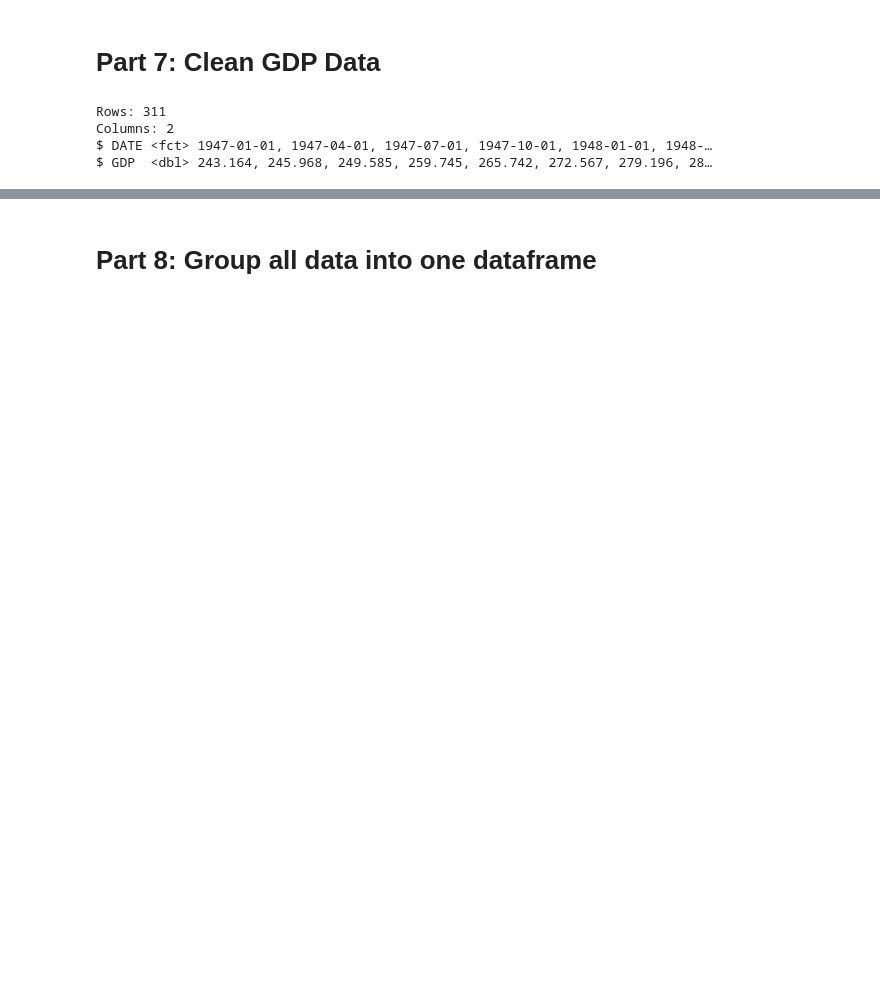
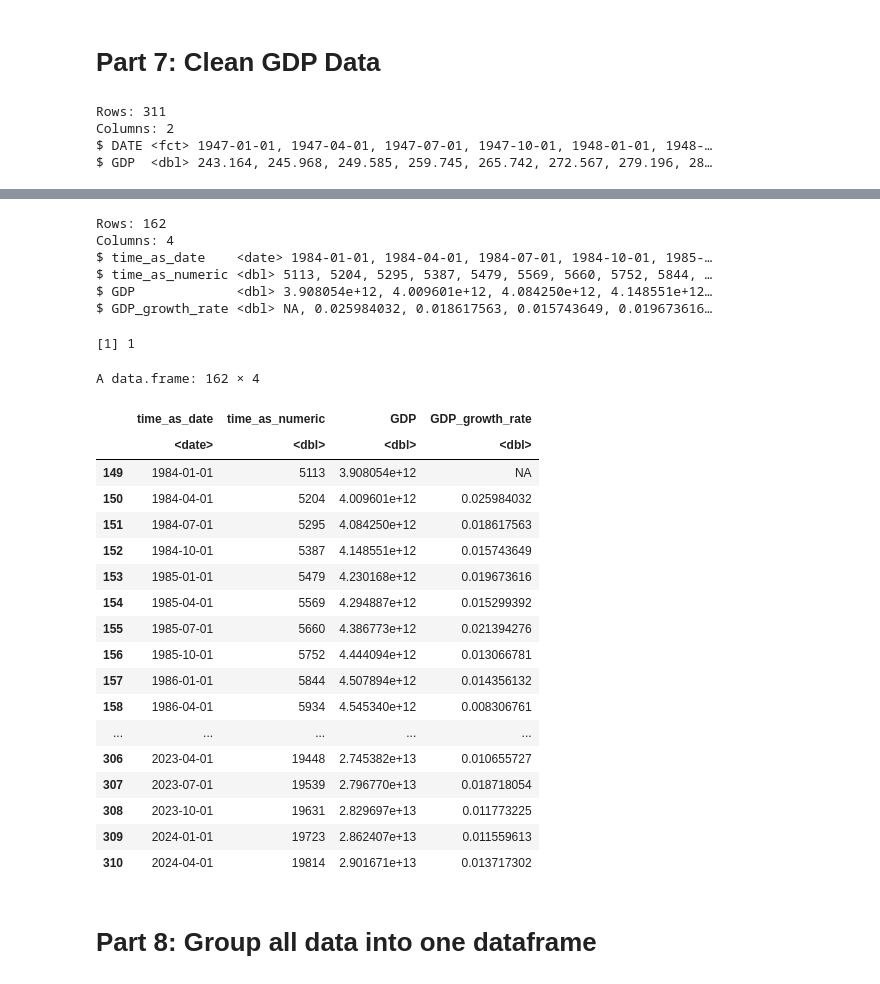
Before and after one commit to nzarama-kouadio/DUKE_MIDS_QFC_Final_Project, a Jupyter notebook: data_cleaning/regressor_data_cleaning.ipynb, the cells around one changed output, grey strips where cells are left out. Saved outputs shown, nothing was run; the diff lists cells and outputs as text; code cells hidden in the pictures; blank space fills up the shorter version.

```diff
--- a/data_cleaning/regressor_data_cleaning.ipynb
+++ b/data_cleaning/regressor_data_cleaning.ipynb
@@ -356,3 +428,41 @@ GDP_filtered$GDP_Growth_Rate <- GDP_filtered$GDP
+# %%
+# Add GDP growth rate column
+GDP_filtered <- GDP_filtered %>%
+  mutate(
+    GDP_growth_rate = (GDP - lag(GDP)) / lag(GDP)
+  )
+
+# View the result
+glimpse(GDP_filtered)
+sum(is.na(GDP_filtered))
+GDP_filtered
+# %% [output]
+Rows: 162
+Columns: 4
+$ time_as_date    <date> 1984-01-01, 1984-04-01, 1984-07-01, 1984-10-01, 1985-…
+$ time_as_numeric <dbl> 5113, 5204, 5295, 5387, 5479, 5569, 5660, 5752, 5844, …
+$ GDP             <dbl> 3.908054e+12, 4.009601e+12, 4.084250e+12, 4.148551e+12…
+$ GDP_growth_rate <dbl> NA, 0.025984032, 0.018617563, 0.015743649, 0.019673616…
+[1] 1
+A data.frame: 162 × 4
+|  | time_as_date | time_as_numeric | GDP | GDP_growth_rate |
+|  | <date> | <dbl> | <dbl> | <dbl> |
+| 149 | 1984-01-01 | 5113 | 3.908054e+12 | NA |
+| 150 | 1984-04-01 | 5204 | 4.009601e+12 | 0.025984032 |
+| 151 | 1984-07-01 | 5295 | 4.084250e+12 | 0.018617563 |
+| 152 | 1984-10-01 | 5387 | 4.148551e+12 | 0.015743649 |
+| 153 | 1985-01-01 | 5479 | 4.230168e+12 | 0.019673616 |
+| 154 | 1985-04-01 | 5569 | 4.294887e+12 | 0.015299392 |
+| 155 | 1985-07-01 | 5660 | 4.386773e+12 | 0.021394276 |
+| 156 | 1985-10-01 | 5752 | 4.444094e+12 | 0.013066781 |
+| 157 | 1986-01-01 | 5844 | 4.507894e+12 | 0.014356132 |
+| 158 | 1986-04-01 | 5934 | 4.545340e+12 | 0.008306761 |
+| ... | ... | ... | ... | ... |
+| 306 | 2023-04-01 | 19448 | 2.745382e+13 | 0.010655727 |
+| 307 | 2023-07-01 | 19539 | 2.796770e+13 | 0.018718054 |
+| 308 | 2023-10-01 | 19631 | 2.829697e+13 | 0.011773225 |
+| 309 | 2024-01-01 | 19723 | 2.862407e+13 | 0.011559613 |
+| 310 | 2024-04-01 | 19814 | 2.901671e+13 | 0.013717302 |
 # %% [markdown]
 # Part 8: Group all data into one dataframe
 # %%
```
Also changed, not shown: parts of 11 cells of this notebook, 2 other files.
